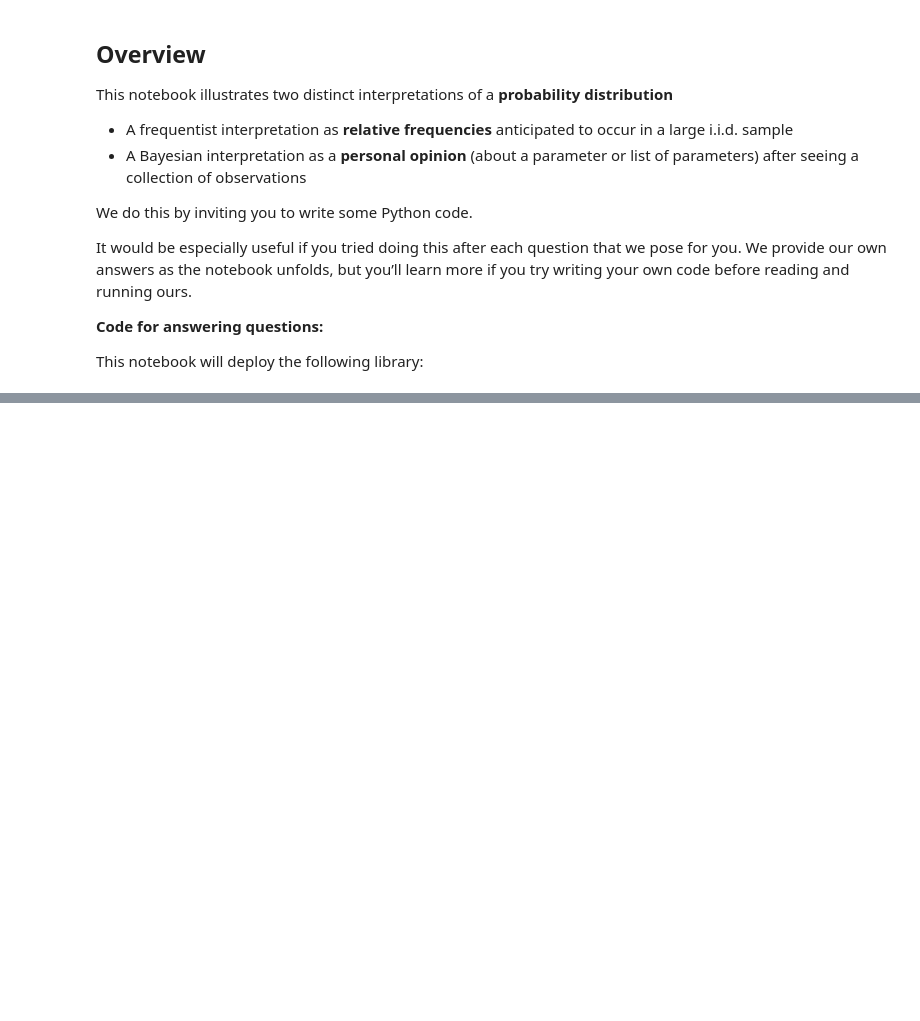
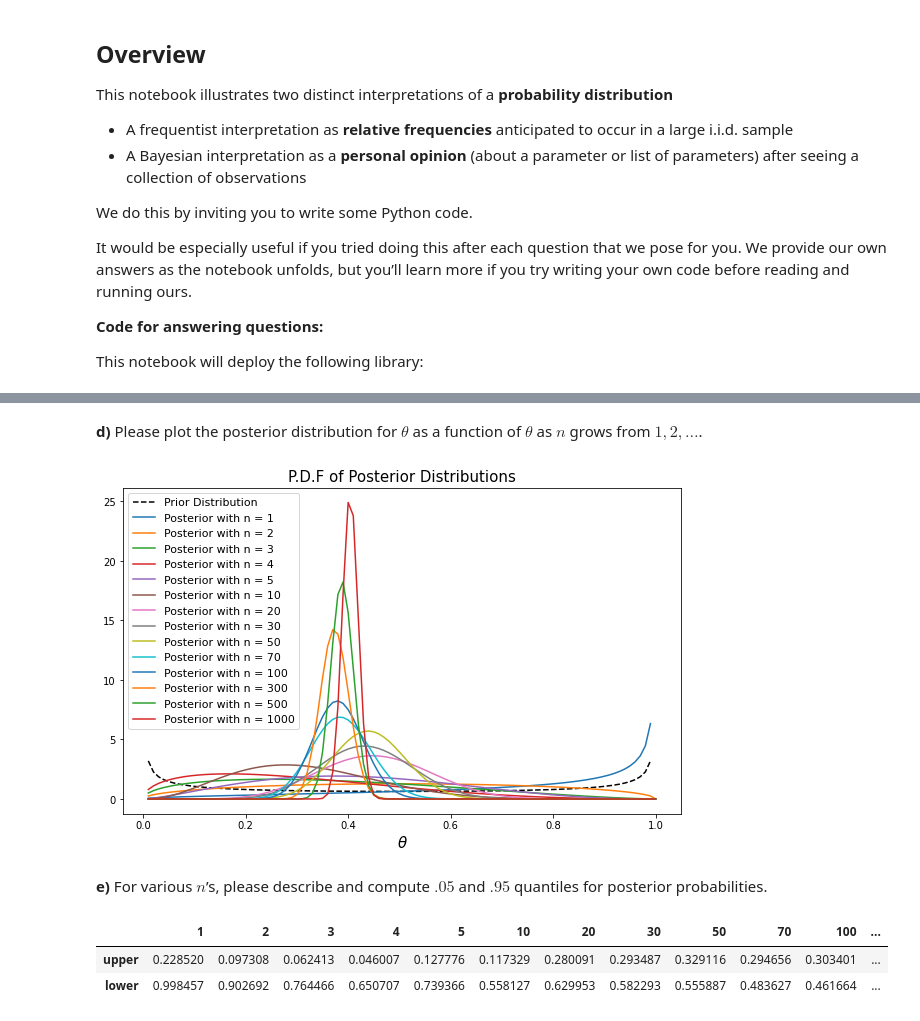
Before and after one commit to beauvilerobed/quantitative-economics-with-python, a Jupyter notebook: elementary_statistics/10_two_meaning_of_probability.ipynb, the cells around one changed output, grey strips where cells are left out. Saved outputs shown, nothing was run; the diff lists cells and outputs as text; code cells hidden in the pictures; blank space fills up the shorter version.

Commit message:
added 10 but need more understanding for bayesian interp

```diff
--- a/elementary_statistics/10_two_meaning_of_probability.ipynb
+++ b/elementary_statistics/10_two_meaning_of_probability.ipynb
@@ -69,0 +405,43 @@ As usual, a law of large numbers justifies this answer.
+# %% [markdown]
+**d)** Please plot the posterior distribution for $ \theta $ as a function of $ \theta $ as $ n $ grows from $ 1, 2, \ldots $.
+# %%
+Bay_stat = Bayesian()
+Bay_stat.draw()
+
+num_list = [1, 2, 3, 4, 5, 10, 20, 30, 50, 70, 100, 300, 500, 1000, # this line for finite n
+            5000, 10_000, 50_000, 100_000, 200_000, 300_000]  # this line for approximately infinite n
+
+Bay_stat.form_posterior_series(num_list)
+
+θ_values = np.linspace(0.01, 1, 100)
+
+fig, ax = plt.subplots(figsize=(10, 6))
+
+ax.plot(θ_values, Bay_stat.prior.pdf(θ_values), label='Prior Distribution', color='k', linestyle='--')
+
+for ii, num in enumerate(num_list[:14]):
+    ax.plot(θ_values, Bay_stat.posterior_list[ii].pdf(θ_values), label='Posterior with n = %d' % num)
+
+ax.set_title('P.D.F of Posterior Distributions', fontsize=15)
+ax.set_xlabel(r"$\theta$", fontsize=15)
+
+ax.legend(fontsize=11)
+plt.show()
+# %% [output]
+[figure, added]
+# %% [markdown]
+**e)** For various $ n $’s, please describe and compute  $ .05 $ and $ .95 $ quantiles for  posterior probabilities.
+# %%
+upper_bound = [ii.ppf(0.05) for ii in Bay_stat.posterior_list[:14]]
+lower_bound = [ii.ppf(0.95) for ii in Bay_stat.posterior_list[:14]]
+
+interval_df = pd.DataFrame()
+interval_df['upper'] = upper_bound
+interval_df['lower'] = lower_bound
+interval_df.index = num_list[:14]
+interval_df = interval_df.T
+interval_df
+# %% [output]
+|  | 1 | 2 | 3 | 4 | 5 | 10 | 20 | 30 | 50 | 70 | 100 | ... |
+| upper | 0.228520 | 0.097308 | 0.062413 | 0.046007 | 0.127776 | 0.117329 | 0.280091 | 0.293487 | 0.329116 | 0.294656 | 0.303401 | ... |
+| lower | 0.998457 | 0.902692 | 0.764466 | 0.650707 | 0.739366 | 0.558127 | 0.629953 | 0.582293 | 0.555887 | 0.483627 | 0.461664 | ... |
```
Also changed, not shown: parts of 24 cells of this notebook.
